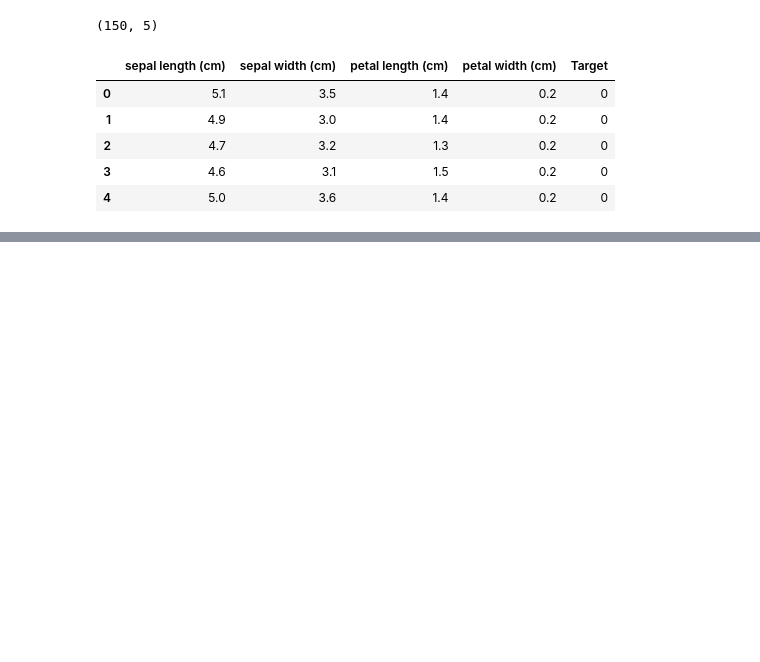
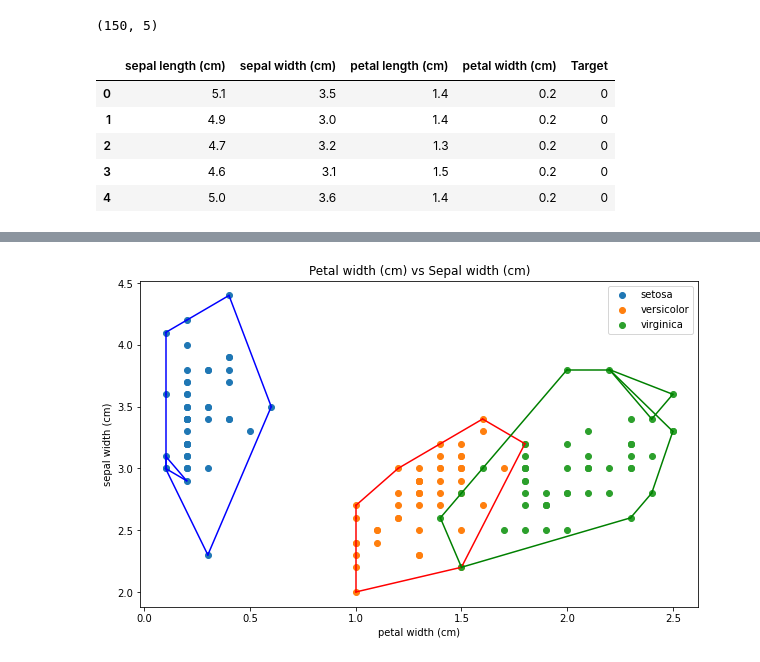
Before and after one commit to khelli07/ai-convex-hull, a Jupyter notebook: datatest.ipynb, the cells around one changed output, grey strips where cells are left out. Cells and saved outputs as stored; diff of their text form; code cells hidden in the pictures; blank space fills up the shorter version.

```diff
--- a/datatest.ipynb
+++ b/datatest.ipynb
@@ -58,0 +79,4 @@ plt.show()
+# %%
+printMyCovexHull(3, 1)
+# %% [output]
+[figure, added]
```
Also changed, not shown: parts of 4 cells of this notebook, 2 other files.
